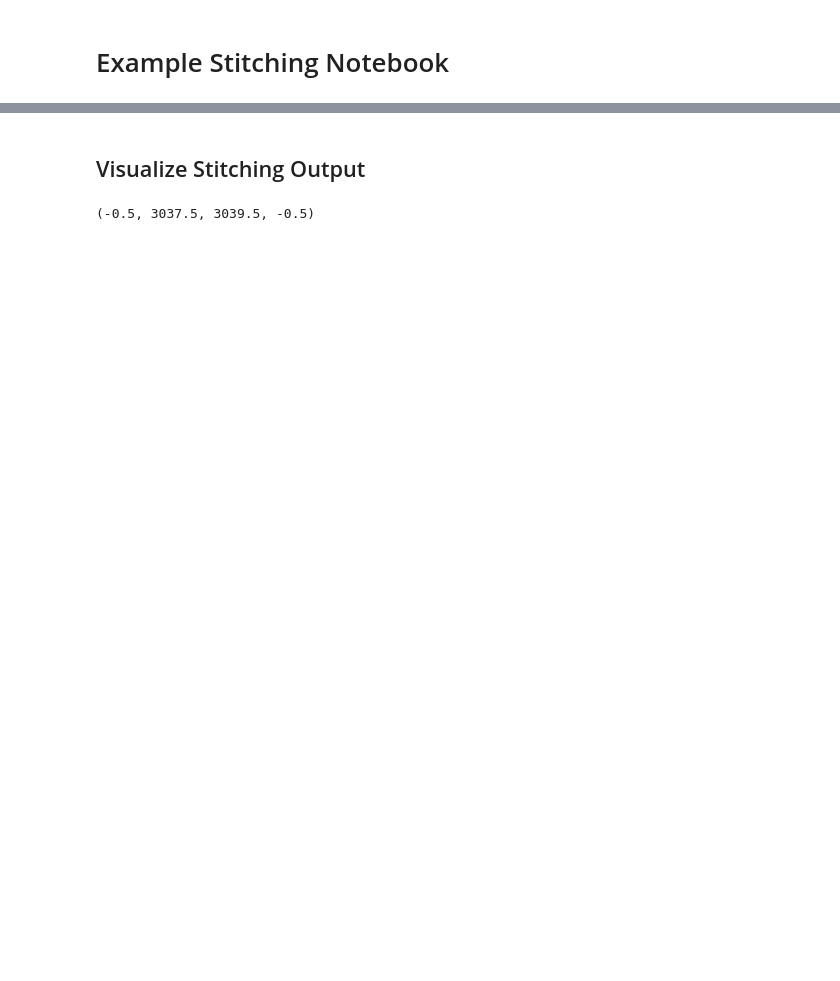
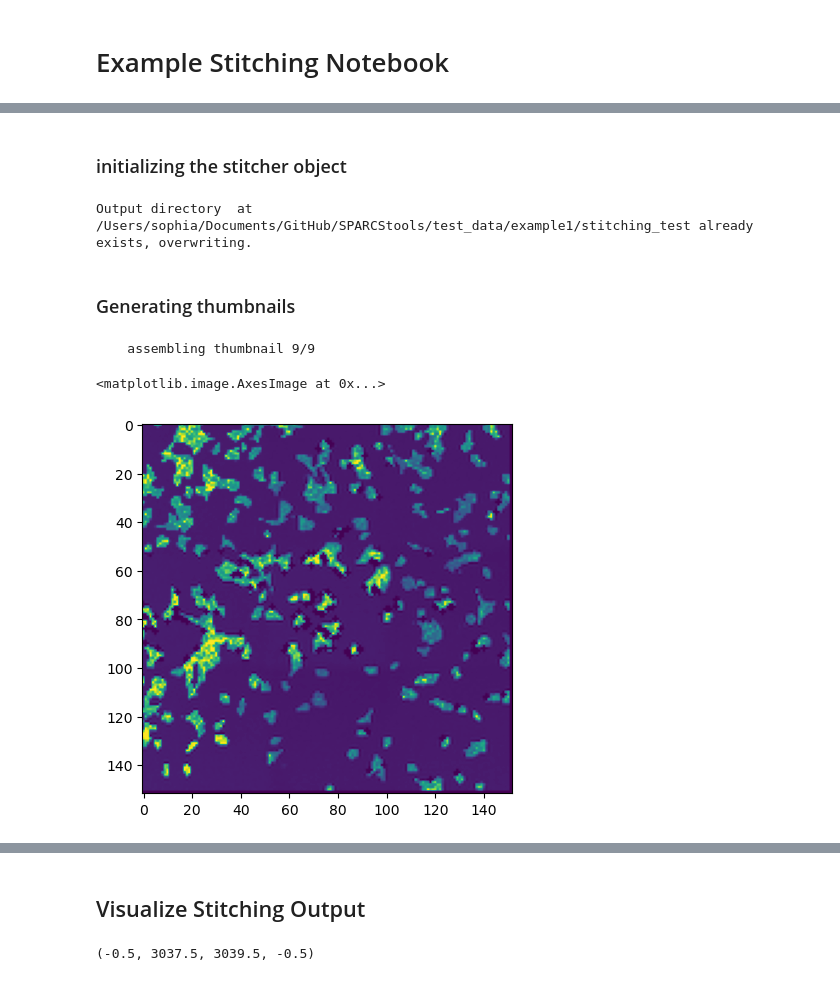
Before and after one commit to MannLabs/SPARCStools, a Jupyter notebook: docs_source/pages/notebooks/example_stitching_notebook.ipynb, the cells around one changed output, grey strips where cells are left out. Saved outputs shown, nothing was run; the diff lists cells and outputs as text; code cells hidden in the pictures; blank space fills up the shorter version.

```diff
--- a/docs_source/pages/notebooks/example_stitching_notebook.ipynb
+++ b/docs_source/pages/notebooks/example_stitching_notebook.ipynb
@@ -11,30 +9,39 @@ outdir = os.path.join("../../../test_data/example1/", slidename)
+# %% [markdown]
+### initializing the stitcher object
 # %%
-overlap = 0.1 #adjust in case your data was aquired with another overlap
+input_dir = os.path.join("../../../test_data/example1/raw_image_tiles/")
+slidename = "stitching_test"
+outdir = os.path.abspath(os.path.join("../../../test_data/example1/", slidename))
+
 row = str(2).zfill(2) #specify the row of the well you want to stitch
 well = str(4).zfill(2) #specifc the well number you wish to stitch
 zstack_value = str(1).zfill(3) #specify the zstack you want to stitch. for multiple zstacks please make a loop and iterate through each of them.
 timepoint = str(1).zfill(3) #specifz the timepoint you wish to stitch
 
-#define on which channel should be stitched
-stitching_channel = "Alexa488"
-output_filetype = [".tif", "ome.zarr"] #one of .tif, .ome.tif, .ome.zarr (can pass several if you want to generate all filetypes)
-
-#adjust cropping parameter
-crop = {'top':0, 'bottom':0, 'left':0, 'right':0}  #this does no cropping
-
-#create output directory if it does not exist
-if not os.path.exists(outdir):
-    os.makedirs(outdir)
-
 pattern = f"Timepoint{timepoint}_Row{row}_Well{well}_{{channel}}_zstack{zstack_value}_r{{row:03}}_c{{col:03}}.tif"
 
-generate_stitched(input_dir,
-                slidename,
-                pattern,
-                outdir,
-                overlap,
-                crop = crop ,
-                stitching_channel = stitching_channel,
-                filetype = output_filetype,
-                rescale_range = {"Alexa488":(1, 30), "DAPI":(1, 99), "mCherry":(1, 99)},
-                plot_QC = True)
+#initialize stitcher
+stitcher = Stitcher(input_dir,
+                    slidename,
+                    outdir,
+                    pattern =  pattern,
+                    stitching_channel = "Alexa488",
+                    overlap= 0.1,
+                    max_shift= 30,
+                    filter_sigma = 0,
+                    rescale_range = {"Alexa488": (1, 99), "DAPI": (1, 99), "mCherry": (1, 99)},
+                    overwrite=True)
+# %% [output]
+Output directory  at /Users/sophia/Documents/GitHub/SPARCStools/test_data/example1/stitching_test already exists, overwriting.
+# %% [markdown]
+### Generating thumbnails
+# %%
+stitcher.generate_thumbnail()
+# %% [output]
+    assembling thumbnail 9/9
+# %%
+#thumbnail is saved in the stitcher object and can be accessed via stitcher.thumbnail
+plt.imshow(stitcher.thumbnail)
+# %% [output]
+<matplotlib.image.AxesImage at 0x...>
+[figure, added]
```
Also changed, not shown: parts of 9 cells of this notebook.
